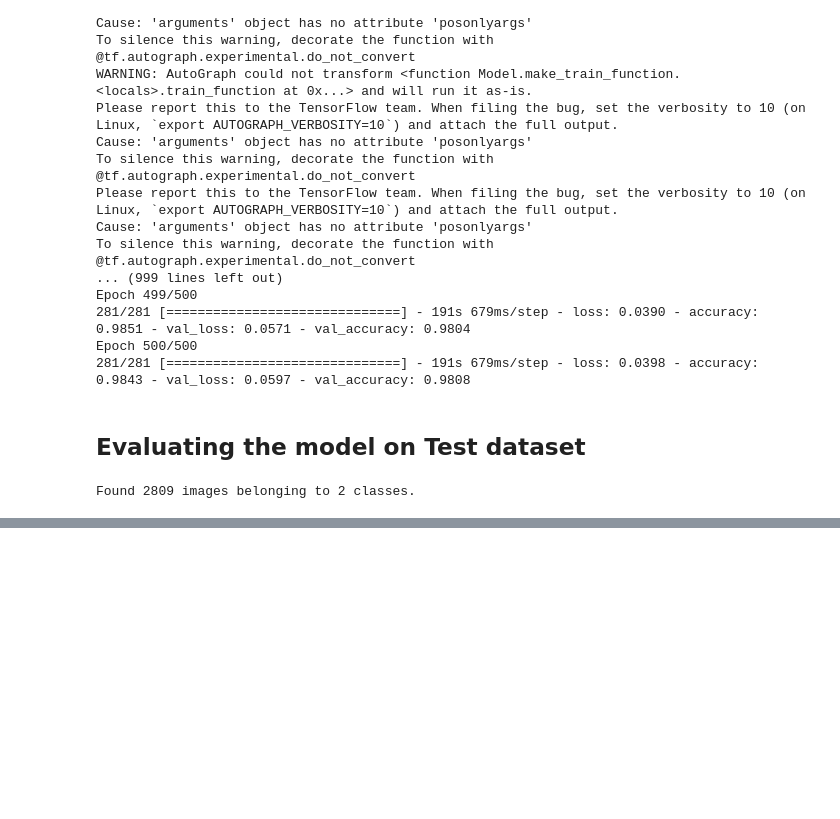
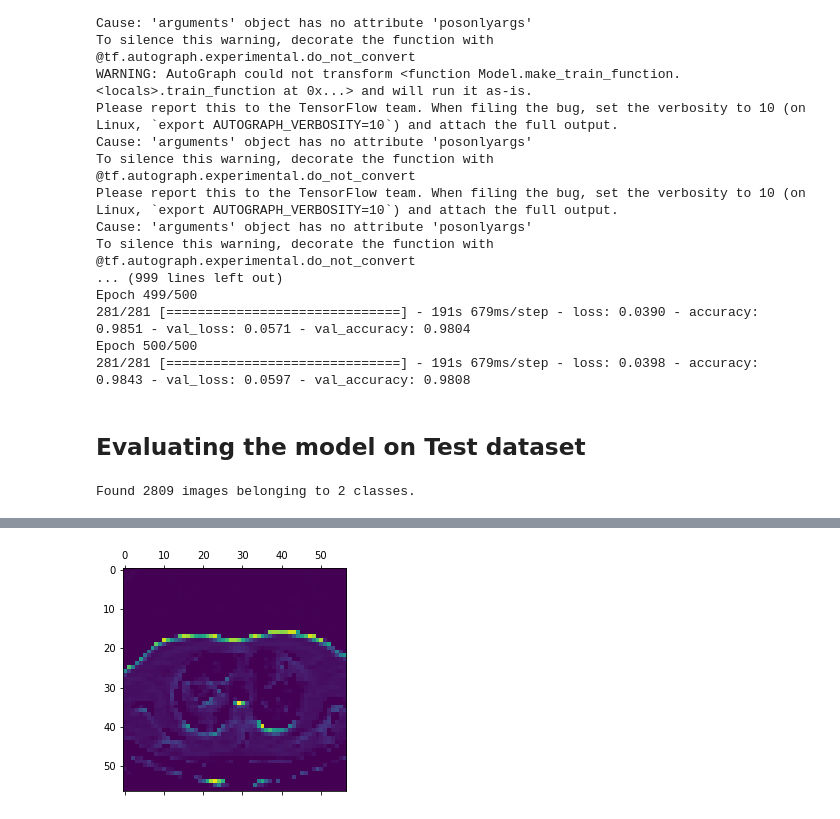
Before and after one commit to RajenRanjithkumar/Medical-Image-Analysis, a Jupyter notebook: raw.ipynb, the cells around one changed output, grey strips where cells are left out. Drawn from its saved outputs; the diff is of its cells as text; code cells hidden in the pictures; blank space fills up the shorter version.

```diff
--- a/raw.ipynb
+++ b/raw.ipynb
@@ -236,0 +304,2 @@ plt.show()
+# %%
+model = keras.models.load_model("D:/Project2022/models/image/raw_500.h5")
@@ -236,0 +362,38 @@ plt.show()
+# %%
+def make_gradcam_heatmap(img_array, model, last_conv_layer_name, pred_index=None):
+    # First, we create a model that maps the input image to the activations
+    # of the last conv layer as well as the output predictions
+    grad_model = tf.keras.models.Model(
+        [model.inputs], [model.get_layer(last_conv_layer_name).output, model.output]
+    )
+
+    # Then, we compute the gradient of the top predicted class for our input image
+    # with respect to the activations of the last conv layer
+    with tf.GradientTape() as tape:
+        last_conv_layer_output, preds = grad_model(img_array)
+        if pred_index is None:
+            pred_index = tf.argmax(preds[0])
+        class_channel = preds[:, pred_index]
+
+    # This is the gradient of the output neuron (top predicted or chosen)
+    # with regard to the output feature map of the last conv layer
+    grads = tape.gradient(class_channel, last_conv_layer_output)
+
+    # This is a vector where each entry is the mean intensity of the gradient
+    # over a specific feature map channel
+    pooled_grads = tf.reduce_mean(grads, axis=(0, 1, 2))
+
+    # We multiply each channel in the feature map array
+    # by "how important this channel is" with regard to the top predicted class
+    # then sum all the channels to obtain the heatmap class activation
+    last_conv_layer_output = last_conv_layer_output[0]
+    heatmap = last_conv_layer_output @ pooled_grads[..., tf.newaxis]
+    heatmap = tf.squeeze(heatmap)
+
+    # For visualization purpose, we will also normalize the heatmap between 0 & 1
+    heatmap = tf.maximum(heatmap, 0) / tf.math.reduce_max(heatmap)
+    return heatmap.numpy()
+# %%
+model = keras.models.load_model("D:/Project2022/models/image/raw_500.h5")
+# %%
+model.layers[-1].activation = None
@@ -236,0 +420,7 @@ plt.show()
+# %%
+heatmap = make_gradcam_heatmap(img, model, "conv2d_8")
+# Display heatmap
+plt.matshow(heatmap)
+plt.show()
+# %% [output]
+[figure, added]
```
Also changed, not shown: parts of 19 cells of this notebook.
